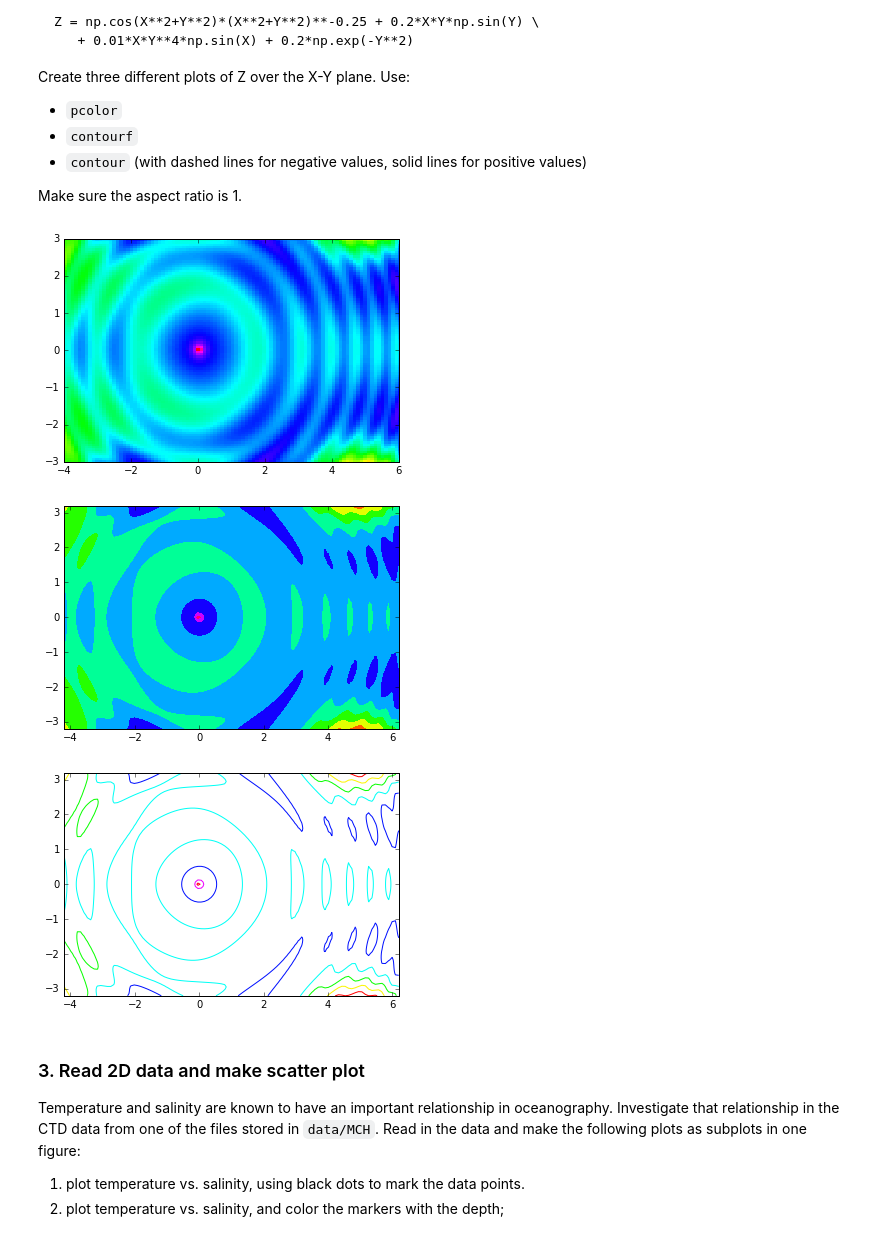
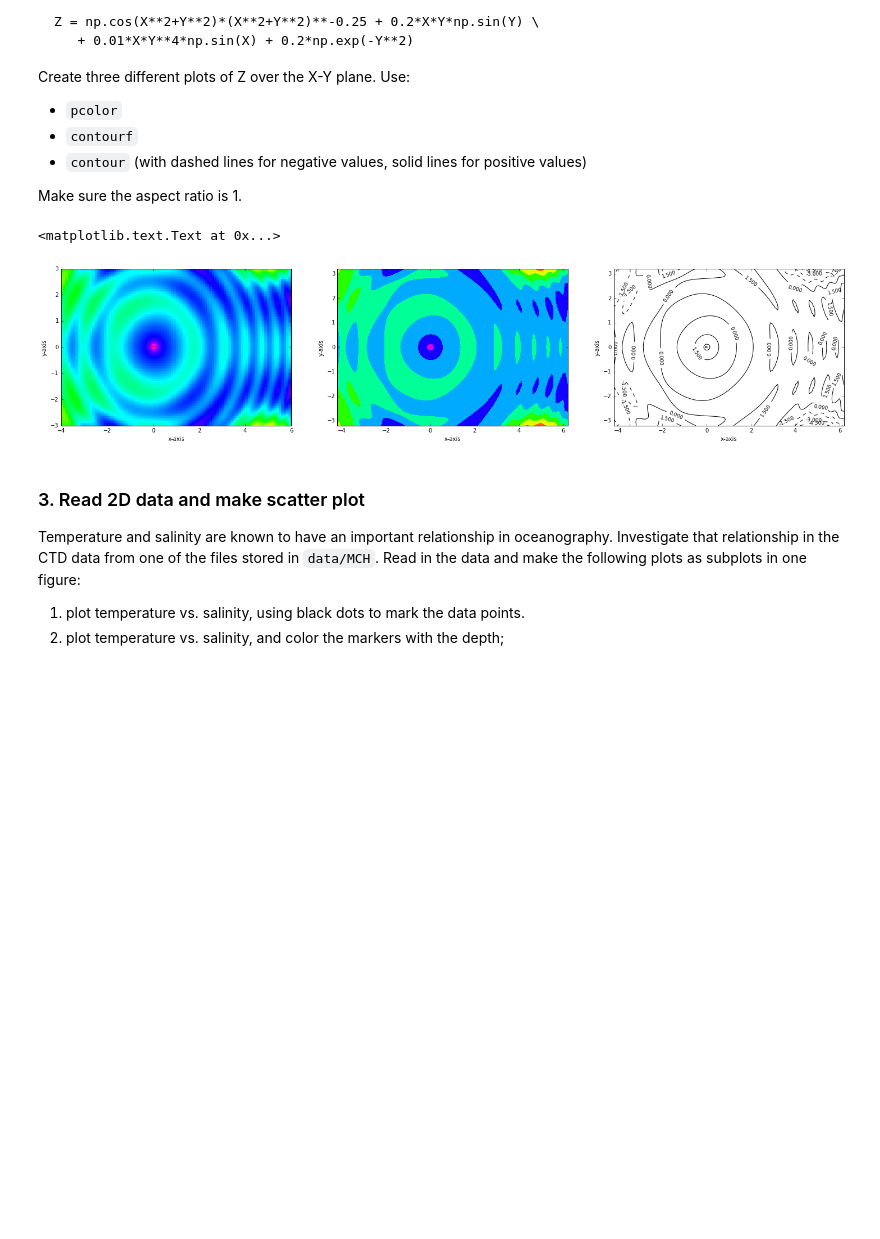
Before and after one commit to johntamu/python4geosciences-hw, a Jupyter notebook: hw04-solutions.ipynb, the cells around one changed output. Saved outputs shown, nothing was run; the diff lists cells and outputs as text; code cells hidden in the pictures; blank space fills up the shorter version.

```diff
--- a/hw04-solutions.ipynb
+++ b/hw04-solutions.ipynb
@@ -37,20 +37,38 @@ Make sure the aspect ratio is 1.
 # %%
 X, Y = np.meshgrid(np.linspace(-4.2, 6.2, 101), np.linspace(-3.2, 3.2, 101))
 Z = np.cos(X**2+Y**2)*(X**2+Y**2)**-0.25 + 0.2*X*Y*np.sin(Y) \
    + 0.01*X*Y**4*np.sin(X) + 0.2*np.exp(-Y**2)
 
-plt.pcolor(X,Y,Z, cmap='hsv')# How to remove the white border?
-plt.ylim(-3,3)
-plt.xlim(-4,6)
-plt.show()
-plt.contourf(X,Y,Z, cmap='hsv') # Use a non-sequential color map
-plt.show()
-plt.contour(X,Y,Z, cmap='hsv')
-plt.show()
+# plt.pcolor(X,Y,Z, cmap='hsv')# How to remove the white border?
+# plt.ylim(-3,3)
+# plt.xlim(-4,6)
+# plt.show()
+# plt.contourf(X,Y,Z, cmap='hsv') # Use a non-sequential color map
+# plt.show()
+# plt.contour(X,Y,Z, cmap='hsv')
+# plt.show()
+
+fig = plt.figure(figsize=(25,5))
+ax = fig.add_subplot(1,3,1)
+ax.pcolor(X,Y,Z, cmap='hsv')
+ax.set_xlim(-4,6)
+ax.set_ylim(-3,3)
+ax.set_ylabel('y-axis')
+ax.set_xlabel('x-axis')
+
+ax2 = fig.add_subplot(1,3,2)
+ax2.contourf(X,Y,Z, cmap='hsv')
+ax2.set_ylabel('y-axis')
+ax2.set_xlabel('x-axis')
+
+ax3 = fig.add_subplot(1,3,3)
+CS = ax3.contour(X,Y,Z, colors='k')
+ax3.clabel(CS, fontsize=9, inline=1)
+ax3.set_ylabel('y-axis')
+ax3.set_xlabel('x-axis')
 # %% [output]
+<matplotlib.text.Text at 0x...>
-[figure, old version]
+[figure, new version]
-[figure, removed]
-[figure, removed]
 # %% [markdown]
 ### 3. Read 2D data and make scatter plot
 
```
Also changed, not shown: parts of 4 cells of this notebook.
